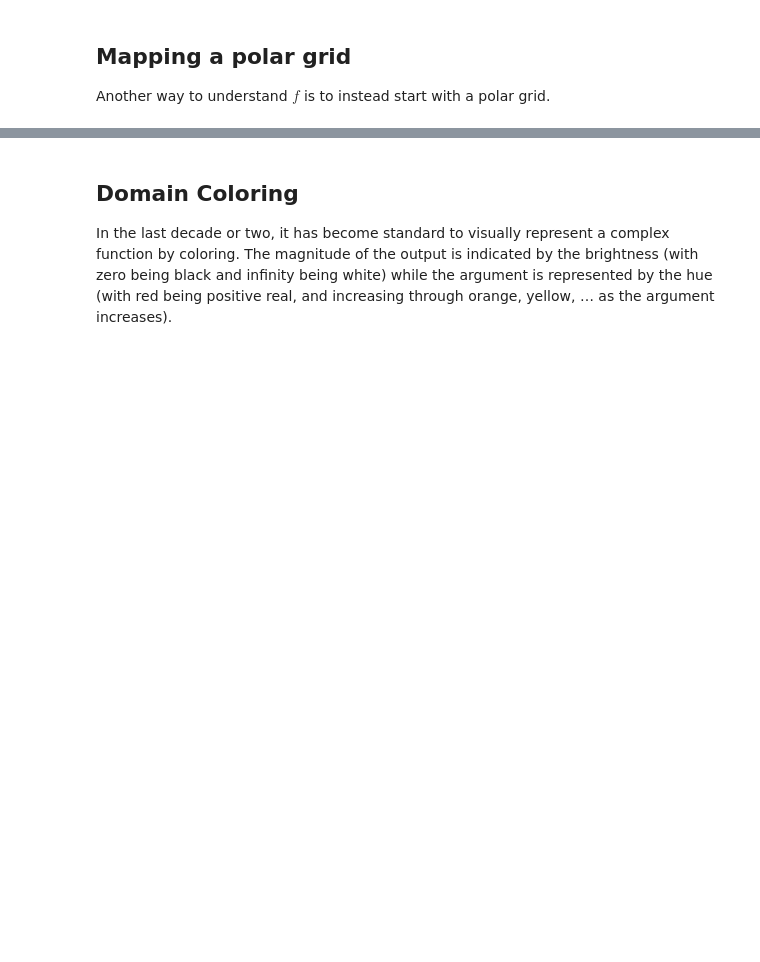
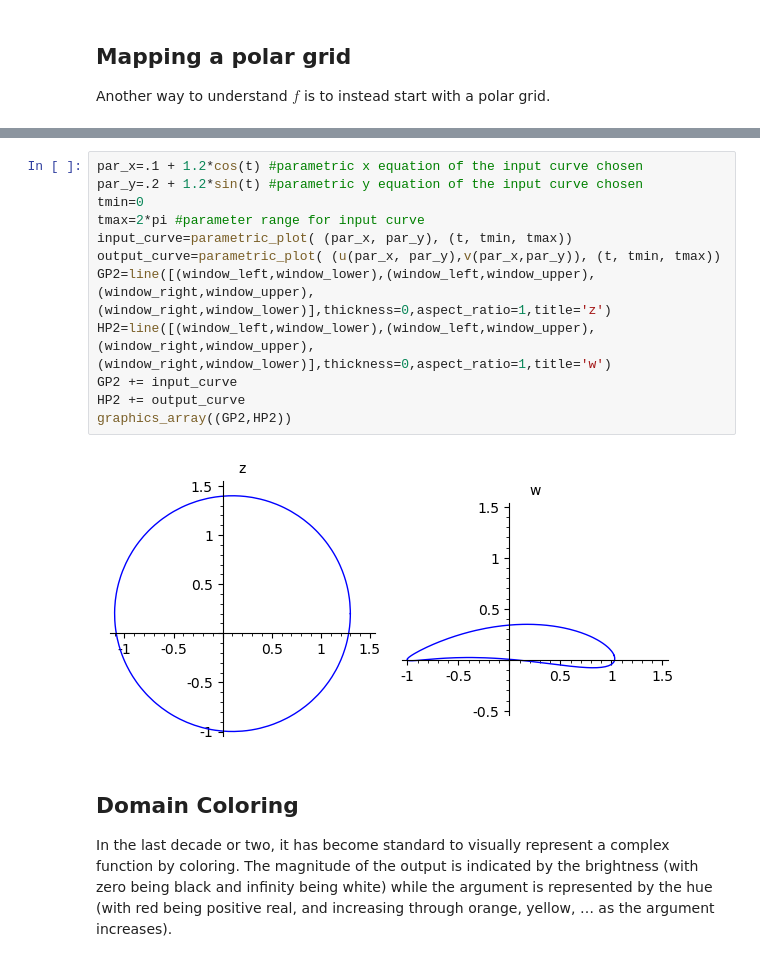
Before and after one commit to dgaebler/Visualizing-Complex-Functions, a Jupyter notebook: Visualizing Complex Functions.ipynb, the cells around one changed output, grey strips where cells are left out. Drawn from its saved outputs; the diff is of its cells as text; blank space fills up the shorter version.

```diff
--- a/Visualizing Complex Functions.ipynb
+++ b/Visualizing Complex Functions.ipynb
@@ -92,3 +99,17 @@ graphics_array((GP,HP))
+# %%
+par_x=.1 + 1.2*cos(t) #parametric x equation of the input curve chosen
+par_y=.2 + 1.2*sin(t) #parametric y equation of the input curve chosen
+tmin=0
+tmax=2*pi #parameter range for input curve
+input_curve=parametric_plot( (par_x, par_y), (t, tmin, tmax))
+output_curve=parametric_plot( (u(par_x, par_y),v(par_x,par_y)), (t, tmin, tmax))
+GP2=line([(window_left,window_lower),(window_left,window_upper),(window_right,window_upper),(window_right,window_lower)],thickness=0,aspect_ratio=1,title='z')
+HP2=line([(window_left,window_lower),(window_left,window_upper),(window_right,window_upper),(window_right,window_lower)],thickness=0,aspect_ratio=1,title='w')
+GP2 += input_curve
+HP2 += output_curve
+graphics_array((GP2,HP2))
+# %% [output]
+[figure, added]
 # %% [markdown]
 ## Domain Coloring
 
```
Also changed, not shown: parts of 11 cells of this notebook.
